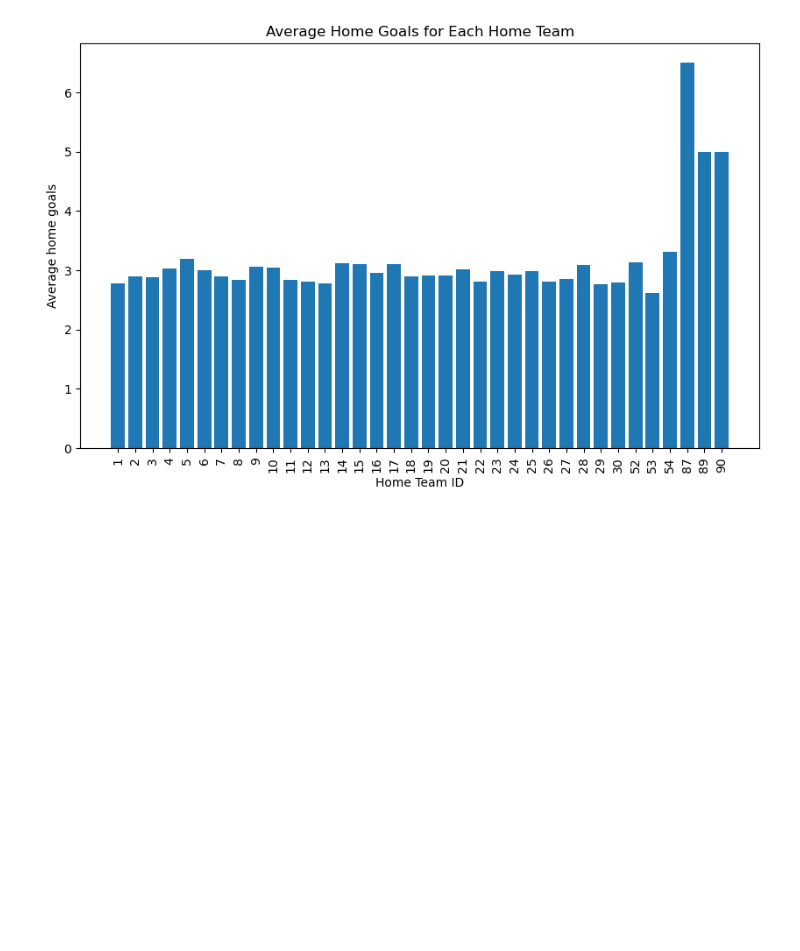
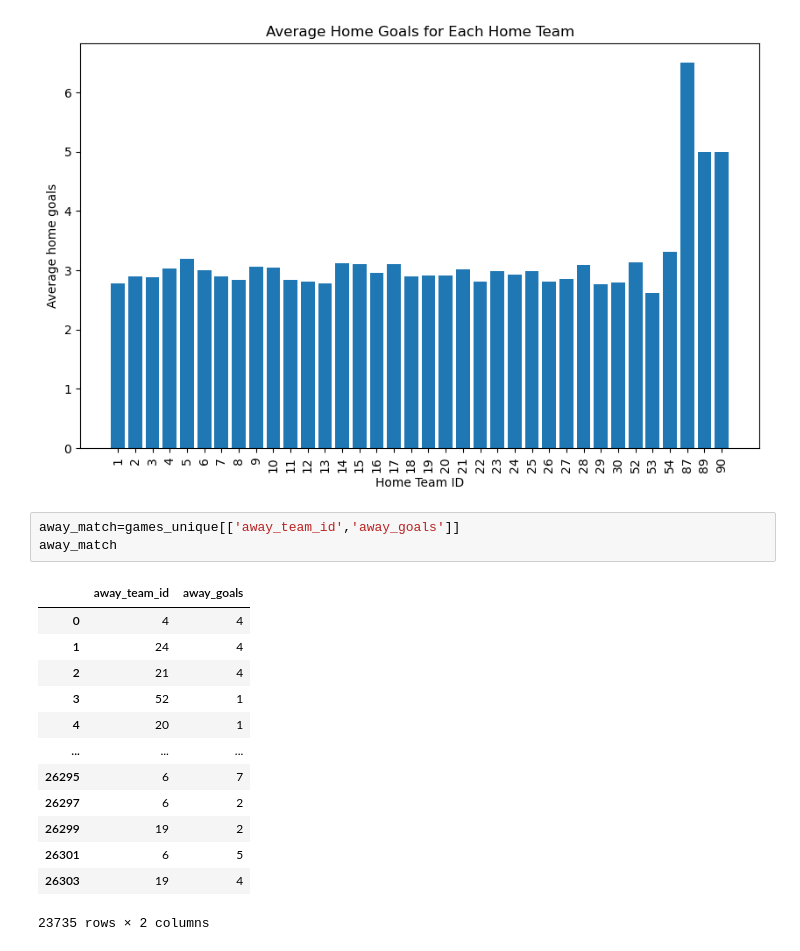
Before and after one commit to rosnibhanu/tech_project, a Jupyter notebook: tech_int.ipynb, the cells around one changed output. Drawn from its saved outputs; the diff is of its cells as text; blank space fills up the shorter version.

```diff
--- a/tech_int.ipynb
+++ b/tech_int.ipynb
@@ -368,3 +372,20 @@ plt.xticks(rotation=90)
 plt.show()
 # %% [output]
 [figure]
+# %%
+away_match=games_unique[['away_team_id','away_goals']]
+away_match
+# %% [output]
+|  | away_team_id | away_goals |
+| 0 | 4 | 4 |
+| 1 | 24 | 4 |
+| 2 | 21 | 4 |
+| 3 | 52 | 1 |
+| 4 | 20 | 1 |
+| ... | ... | ... |
+| 26295 | 6 | 7 |
+| 26297 | 6 | 2 |
+| 26299 | 19 | 2 |
+| 26301 | 6 | 5 |
+| 26303 | 19 | 4 |
+23735 rows × 2 columns
```
Also changed, not shown: parts of 4 cells of this notebook.
